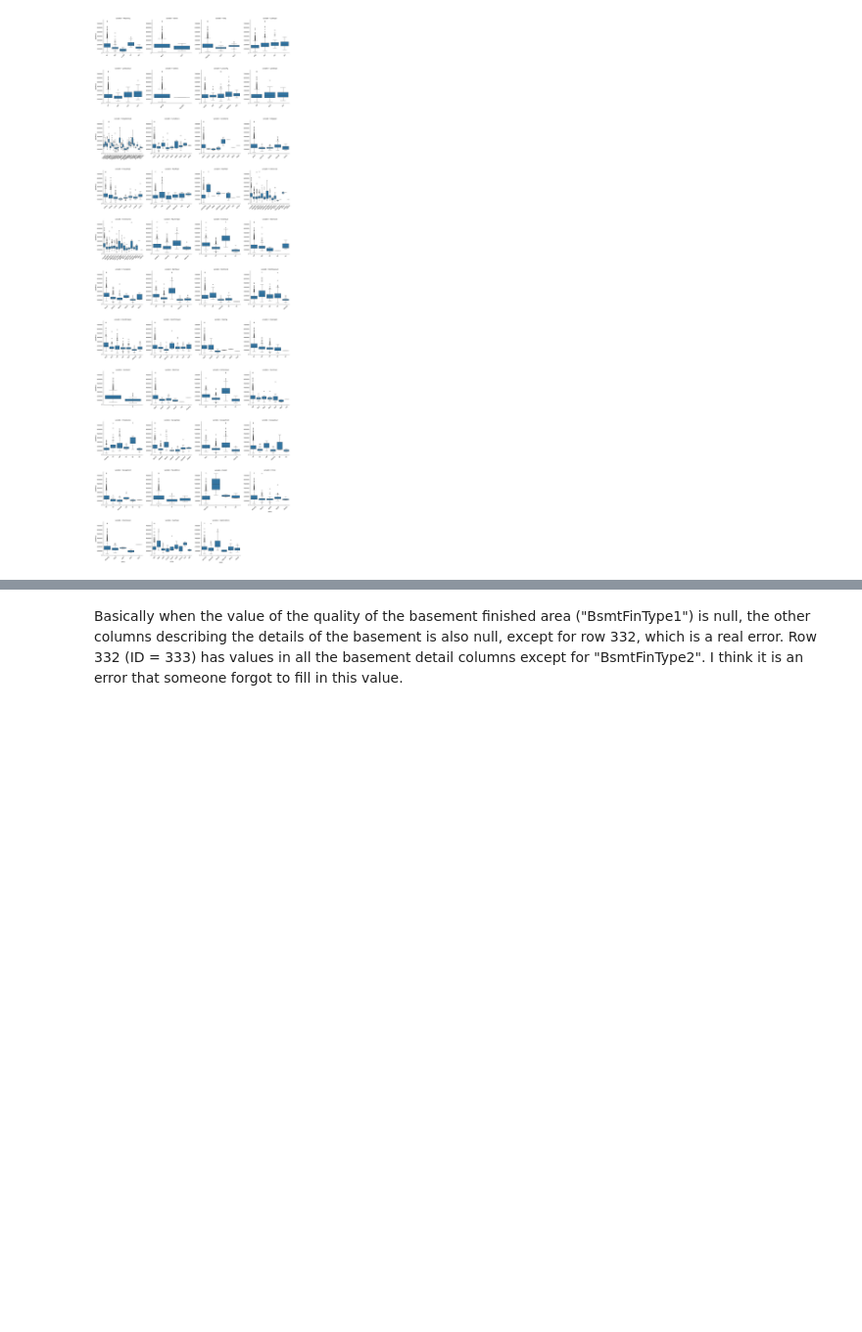
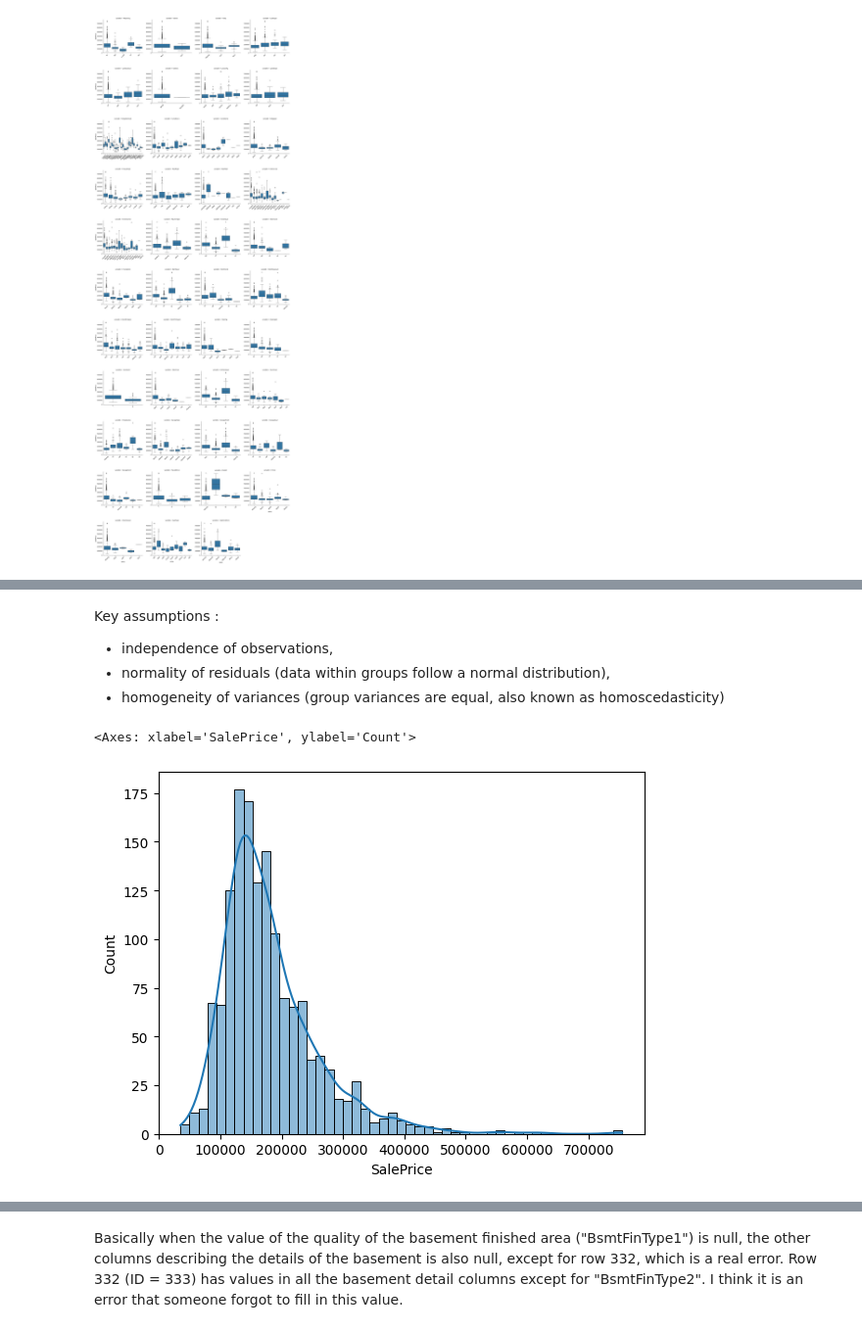
Before and after one commit to E-tech-coder/House_prices_prediction, a Jupyter notebook: copy_House_Prices.ipynb, the cells around one changed output, grey strips where cells are left out. Shown at 98% size. Drawn from its saved outputs; the diff is of its cells as text; code cells hidden in the pictures; blank space fills up the shorter version.

```diff
--- a/copy_House_Prices.ipynb
+++ b/copy_House_Prices.ipynb
@@ -242,0 +226,12 @@ train[train["LotFrontage"].isna()].head(10)
+# %% [markdown]
+Key assumptions :
+
+* independence of observations,
+* normality of residuals (data within groups follow a normal distribution),
+* homogeneity of variances (group variances are equal, also known as homoscedasticity)
+# %%
+sns.histplot(train["SalePrice"], kde = True)
+# The distribution of sales prices are right-skewed.
+# %% [output]
+<Axes: xlabel='SalePrice', ylabel='Count'>
+[figure, added]
```
Also changed, not shown: parts of 17 cells of this notebook.
